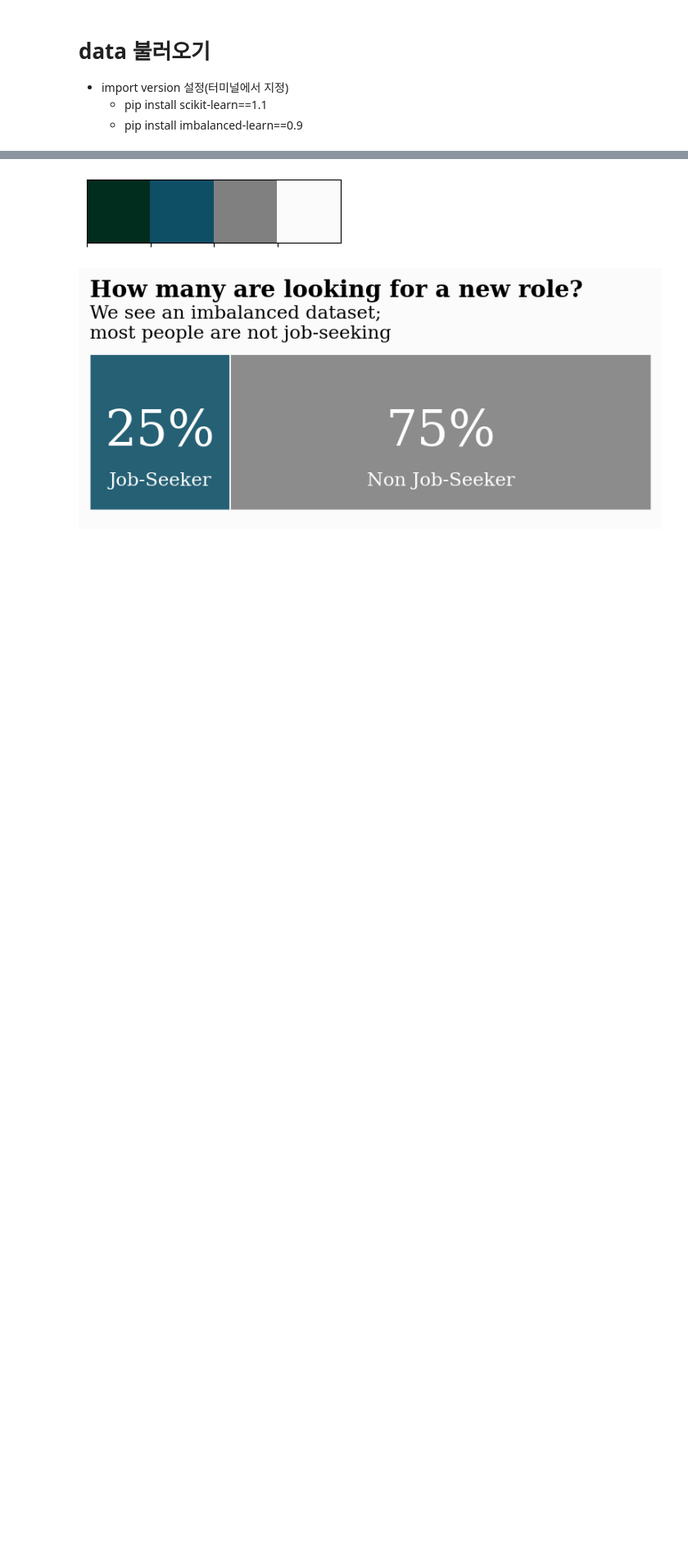
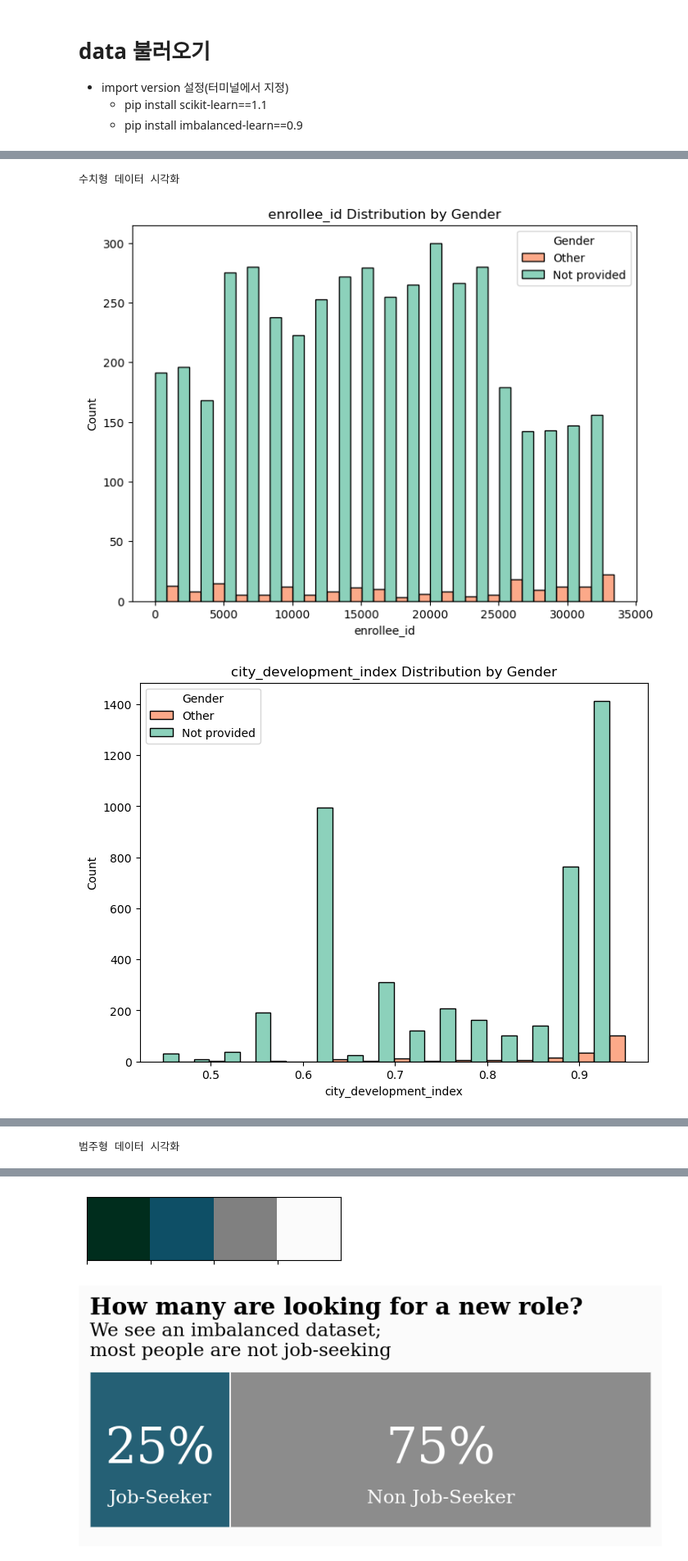
Before and after one commit to SNU-Fintech-6th/ML_project, a Jupyter notebook: HR Analysis.ipynb, the cells around one changed output, grey strips where cells are left out. Shown at 82% size. Saved outputs shown, nothing was run; the diff lists cells and outputs as text; code cells hidden in the pictures; blank space fills up the shorter version.

Commit message:
[ADD] Data NULL 값 처리
EDA 전까지는 오류 없이 돌아가야 함!!!

```diff
--- a/HR Analysis.ipynb
+++ b/HR Analysis.ipynb
@@ -169,0 +399,11 @@ test_df = aug_test
+# %%
+# 필터링 조건 정의
+mask = (aug_train['last_new_job']=='never')&(aug_train['company_type'].isna())
+
+# 'company_size'의 NaN 값을 'Unemployed'으로 채움
+aug_train.loc[mask, 'company_size'] = aug_train.loc[mask, 'company_size'].fillna('Unemployed')
+
+# 필터링 조건 정의
+mask = (aug_train['last_new_job']=='never')&(aug_train['company_size']=='Unemployed')
+# 'company_type'의 NaN 값을 'Unemployed'으로 채움
+aug_train.loc[mask, 'company_type'] = aug_train.loc[mask, 'company_type'].fillna('Unemployed')
@@ -169,0 +432,3 @@ test_df = aug_test
+# %%
+aug_train['company_size'].fillna('Unknown',inplace=True)
+aug_train['company_type'].fillna('Unknown',inplace=True)
@@ -169,0 +465,4 @@ test_df = aug_test
+# %%
+# 필터링 조건 수정: 'Not provided' 또는 'Other'
+aug_train_gender = aug_train[(aug_train['gender'] == 'Not provided') | (aug_train['gender'] == 'Other')]
+aug_train_gender['gender'].value_counts()
@@ -169,0 +473,31 @@ test_df = aug_test
+# %%
+group_num = aug_train[['enrollee_id', 'city_development_index', 'training_hours', 'target']]
+group_obj = aug_train[['gender', 'relevent_experience', 'enrolled_university', 'education_level', 'major_discipline', 'experience', 'company_size',
+                       'company_type', 'last_new_job']]
+# %%
+print('수치형 데이터 시각화')
+# 수치형 데이터 시각화
+for column in group_num:
+    plt.figure(figsize=(8, 6))
+    sns.histplot(data=aug_train_gender, x=column, hue='gender', multiple='dodge', palette='Set2')
+    plt.title(f'{column} Distribution by Gender')
+    plt.xlabel(column)
+    plt.ylabel('Count')
+    plt.legend(title='Gender', labels=['Other', 'Not provided'])
+    plt.show()
+
+print('범주형 데이터 시각화')
+# 범주형 데이터 시각화
+for column in group_obj:
+    plt.figure(figsize=(8, 6))
+    sns.countplot(data=aug_train_gender, x=column, hue='gender', palette='Set2')
+    plt.title(f'{column} Distribution by Gender')
+    plt.xlabel(column)
+    plt.ylabel('Count')
+    plt.legend(title='Gender', labels=['Not provided','Other'])
+    plt.xticks(rotation=45)  # 범주형 데이터의 레이블이 길 경우 각도를 조정
+    plt.show()
+# %% [output]
+수치형 데이터 시각화
+[figure, added]
+[figure, added]
@@ -169,0 +506 @@ test_df = aug_test
+범주형 데이터 시각화
```
Also changed, not shown: parts of 122 cells of this notebook.
